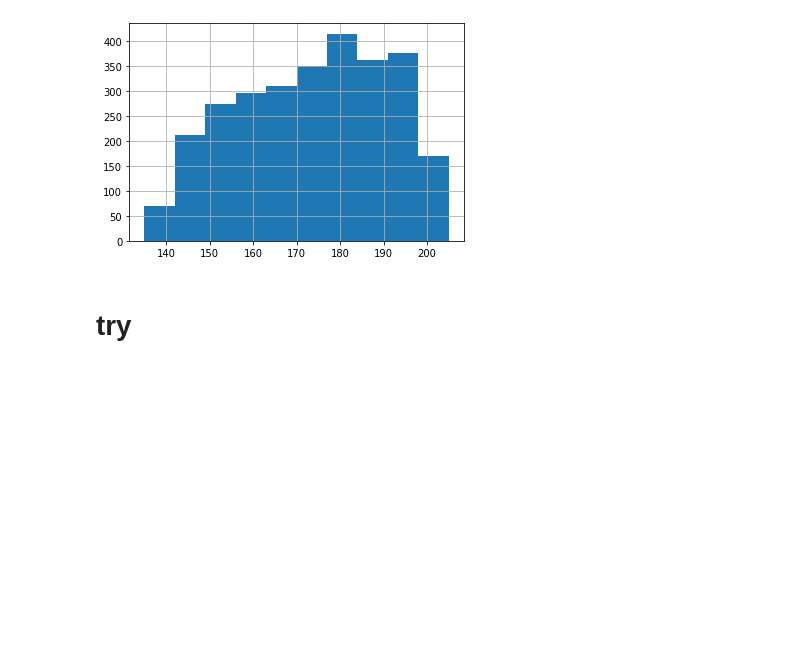
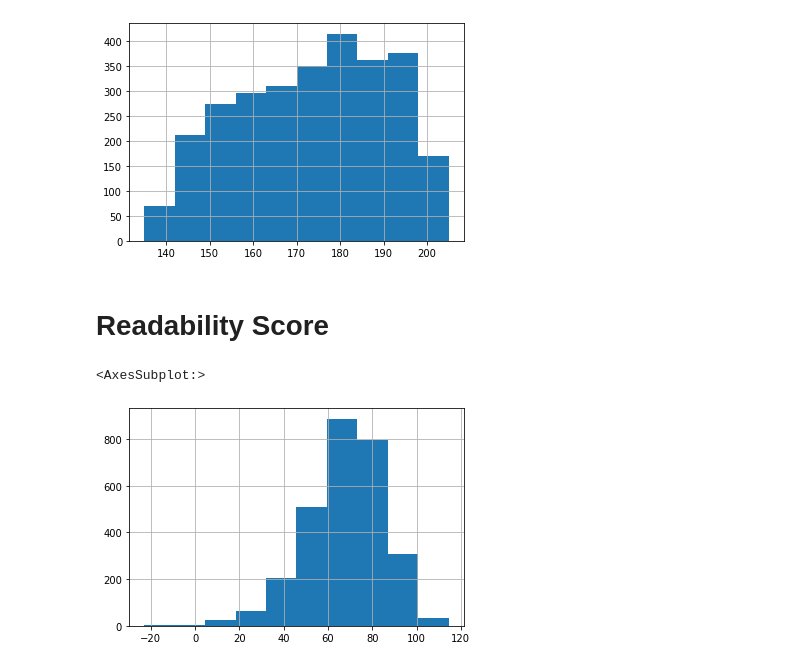
Before and after one commit to arun2596/common-lit-kaggle, a Jupyter notebook: data_augmentation.ipynb, the cells around one changed output. Drawn from its saved outputs; the diff is of its cells as text; code cells hidden in the pictures; blank space fills up the shorter version.

```diff
--- a/data_augmentation.ipynb
+++ b/data_augmentation.ipynb
@@ -31,5 +32,12 @@ train_data['token_cnt'].hist()
 # %% [output]
 <AxesSubplot:>
 [figure]
-# %% [markdown]
-# try
+# %% [markdown]
+# Readability Score
+# %%
+import textstat
+train_data['fre_score'] = train_data['excerpt'].apply(lambda x: textstat.flesch_reading_ease((x)))
+train_data['fre_score'].hist()
+# %% [output]
+<AxesSubplot:>
+[figure, added]
```
Also changed, not shown: parts of 28 cells of this notebook.
